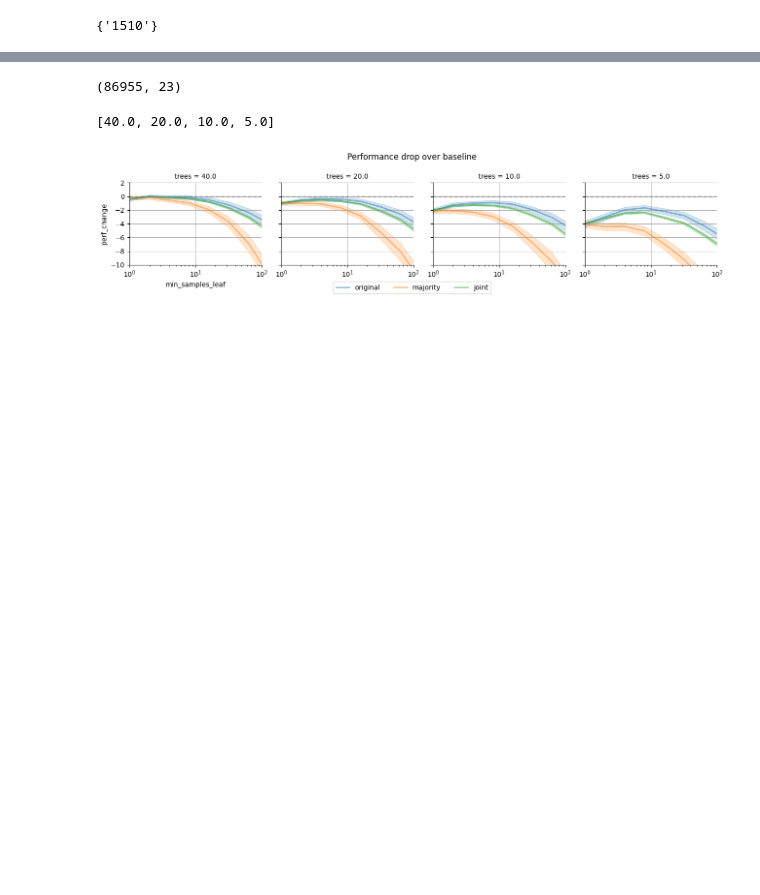
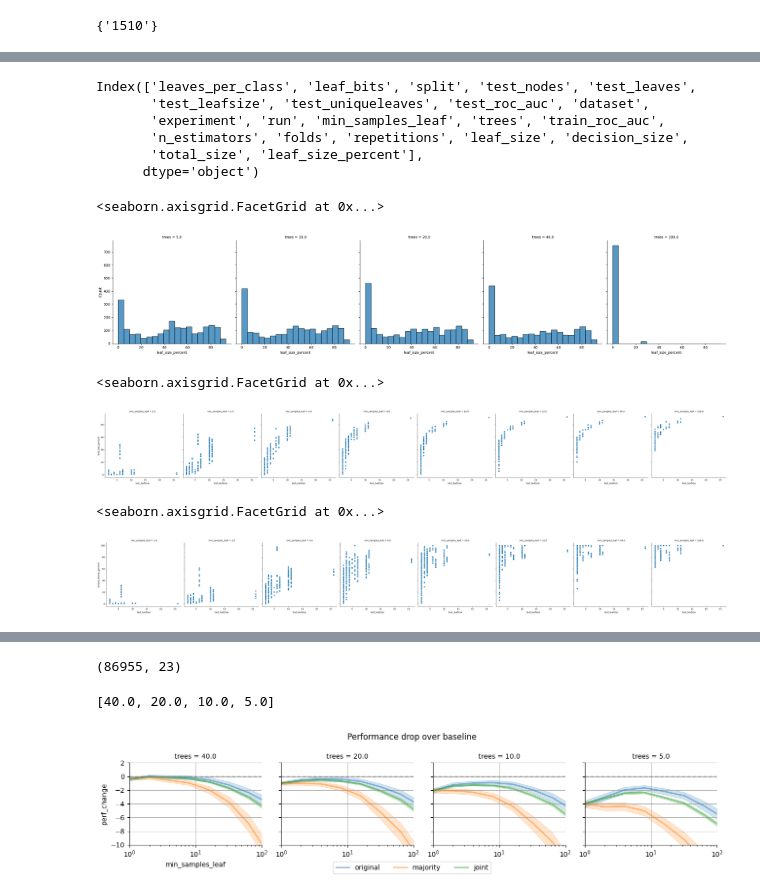
Before and after one commit to jonnor/leaf-clustering, a Jupyter notebook: notebooks/Hyperparameters.ipynb, the cells around one changed output, grey strips where cells are left out. Drawn from its saved outputs; the diff is of its cells as text; code cells hidden in the pictures; blank space fills up the shorter version.

```diff
--- a/notebooks/Hyperparameters.ipynb
+++ b/notebooks/Hyperparameters.ipynb
@@ -53,0 +70,25 @@ missing_ref
+# %%
+data.columns
+# %% [output]
+Index(['leaves_per_class', 'leaf_bits', 'split', 'test_nodes', 'test_leaves',
+       'test_leafsize', 'test_uniqueleaves', 'test_roc_auc', 'dataset',
+       'experiment', 'run', 'min_samples_leaf', 'trees', 'train_roc_auc',
+       'n_estimators', 'folds', 'repetitions', 'leaf_size', 'decision_size',
+       'total_size', 'leaf_size_percent'],
+      dtype='object')
+# %%
+seaborn.displot(data=unoptimized[unoptimized.strategy == 'original'], col='trees', kind='hist', x='leaf_size_percent', binwidth=5)
+# %% [output]
+<seaborn.axisgrid.FacetGrid at 0x...>
+[figure, added]
+# %%
+seaborn.relplot(data=unoptimized[unoptimized.strategy == 'original'], col='min_samples_leaf', kind='scatter', x='test_leafsize', y='leaf_size_percent')
+# %% [output]
+<seaborn.axisgrid.FacetGrid at 0x...>
+[figure, added]
+# %%
+
+seaborn.relplot(data=unoptimized[unoptimized.strategy == 'original'], col='min_samples_leaf', kind='scatter', x='test_leafsize', y='unique_leaves_percent')
+# %% [output]
+<seaborn.axisgrid.FacetGrid at 0x...>
+[figure, added]
```
Also changed, not shown: parts of 12 cells of this notebook, 4 other files.
